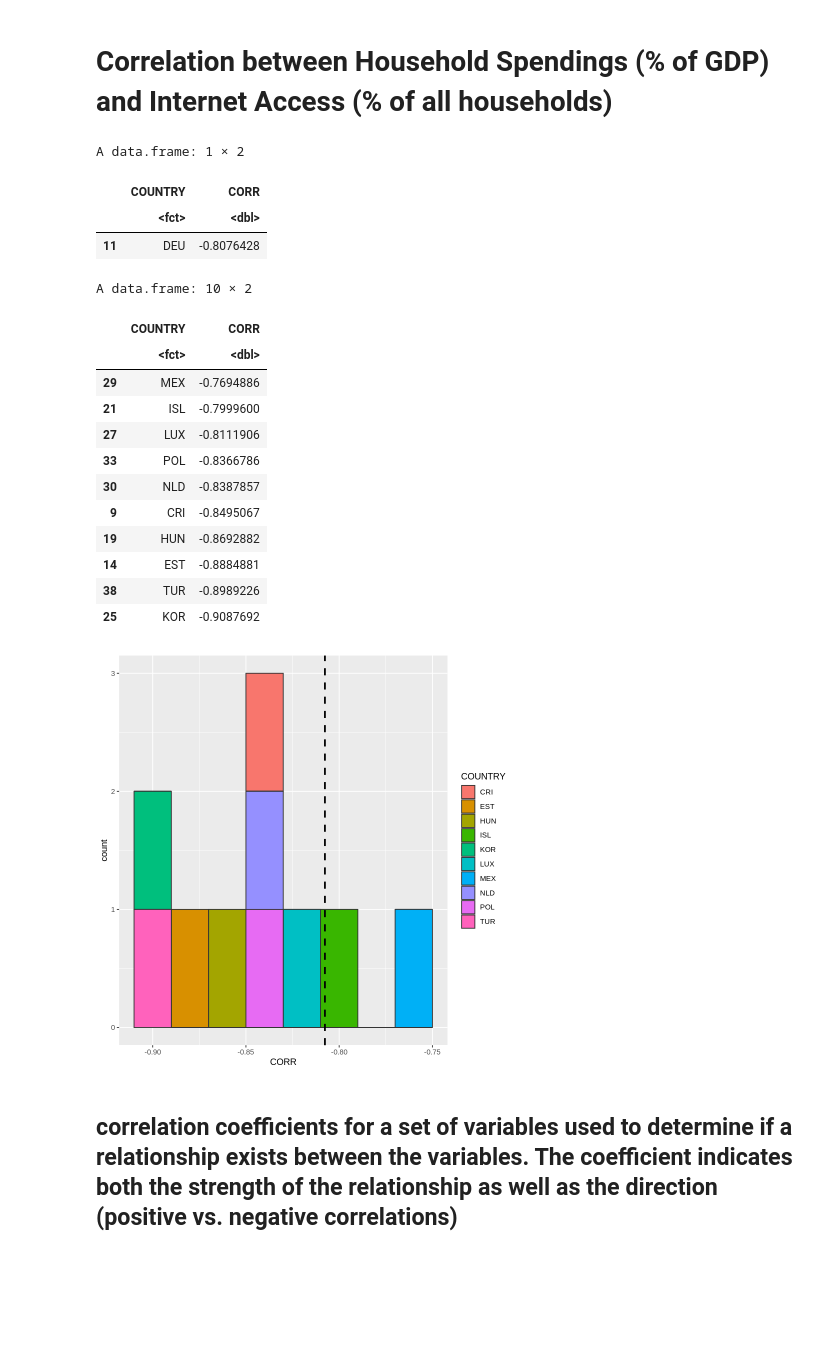
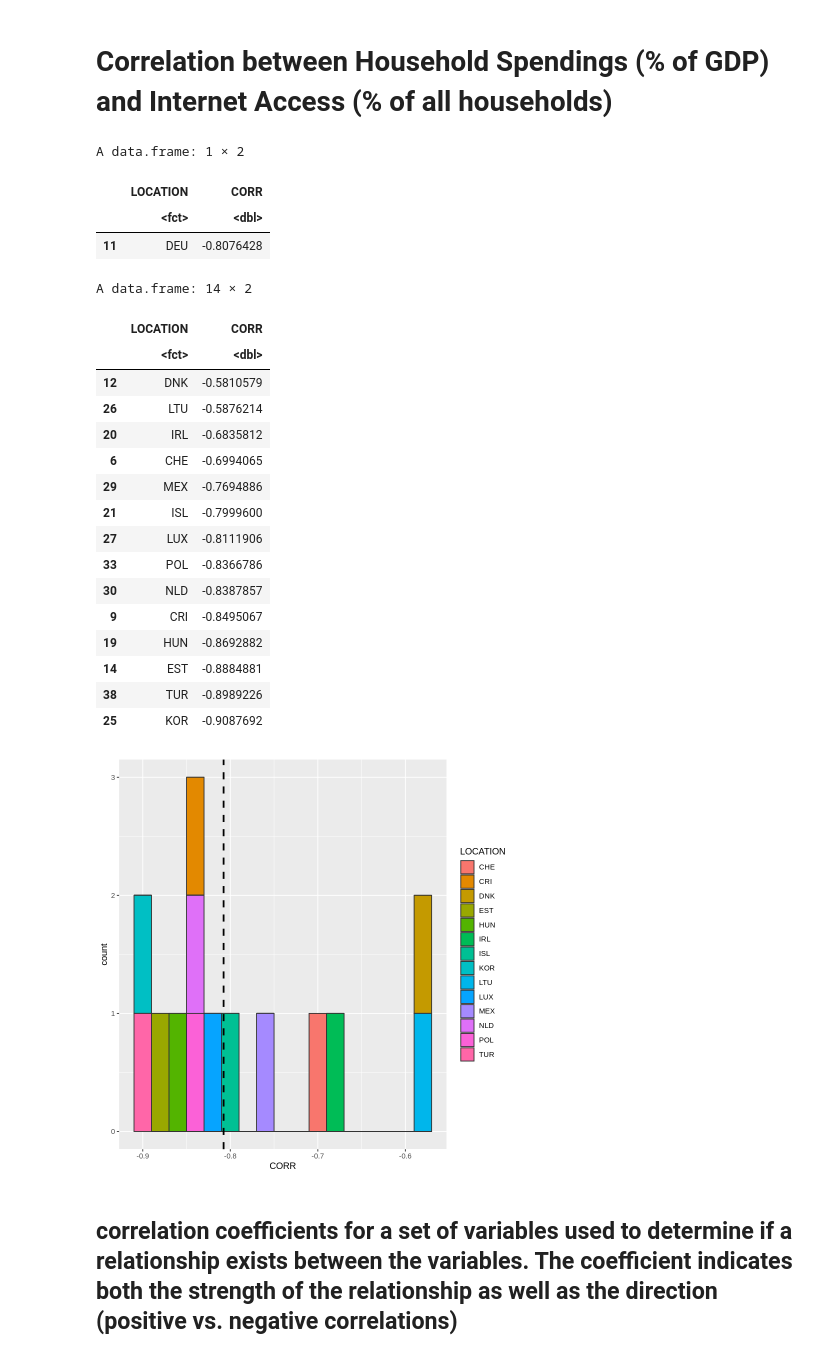
Before and after one commit to patdring/NewAppMarkets, a Jupyter notebook: CS_Fallstudie.ipynb, the cells around one changed output. Saved outputs shown, nothing was run; the diff lists cells and outputs as text; code cells hidden in the pictures; blank space fills up the shorter version.

```diff
--- a/CS_Fallstudie.ipynb
+++ b/CS_Fallstudie.ipynb
@@ -108,33 +200,34 @@ ggplot(data = df_household_spendings, mapping = aes(x = TIME, y = Value, color =
 # %% [markdown]
 # Perform linear regression and predict Houshold Spendings for 2021 and 2022
 # %%
-model = lm(Value ~ TIME, data = df_household_spendings) #Create the linear regression
+model = lm(Value ~ TIME + LOCATION, data = df_household_spendings.pcgdp) #Create the linear regression
 summary(model) #Review the results
 
-LOCATION <- unique(df_household_spendings$LOCATION, incomparables = FALSE)
+#LOCATION <- unique(df_household_spendings.pcgdp$LOCATION, incomparables = FALSE)
 
-TIME <- c(2021)
-df <- data.frame(LOCATION, INDICATOR='HHEXP', SUBJECT='TOT', MEASURE='PC_GDP', FREQUENCY='A', TIME, Value=0.0, Flag.Codes='')
-df$Value <- predict(model, df)
-df_household_spendings <- rbind(df_household_spendings, df)
+#df <- data.frame(LOCATION, INDICATOR='HHEXP', SUBJECT='TOT', MEASURE='PC_GDP', FREQUENCY='A', TIME=2021, Value=0.0, Flag.Codes='', Country='')
+#df$Value <- predict(model, df)
+#df_household_spendings.pcgdp<-merge(df_household_spendings.pcgdp, df, by=c("LOCATION"))
+#df_household_spendings.pcgdp <- rbind(df_household_spendings.pcgdp, df)
 
-TIME <- c(2022)
-df <- data.frame(LOCATION, INDICATOR='HHEXP', SUBJECT='TOT', MEASURE='PC_GDP', FREQUENCY='A', TIME, Value=0.0, Flag.Codes='')
-df$Value <- predict(model, df)
-df_household_spendings <- rbind(df_household_spendings, df)
+#df <- data.frame(LOCATION, INDICATOR='HHEXP', SUBJECT='TOT', MEASURE='PC_GDP', FREQUENCY='A', TIME=2022, Value=0.0, Flag.Codes='', Country='')
+#df$Value <- predict(model, df)
+#df_household_spendings.pcgdp<-merge(df_household_spendings.pcgdp, df, by=c("LOCATION"))
+#df_household_spendings.pcgdp <- rbind(df_household_spendings.pcgdp, df)
+#df_household_spendings.pcgdp
 
-#df_household_spendings <- subset(df_household_spendings, TIME >= 2010)
-ggplot(data = df_household_spendings, mapping = aes(x = TIME, y = Value, color = LOCATION)) +
+#df_household_spendings.pcgdp <- subset(df_household_spendings.pcgdp, TIME >= 2020)
+ggplot(data = df_household_spendings.pcgdp, mapping = aes(x = TIME, y = Value, color = Country)) +
     geom_line() +
-    facet_wrap(vars(LOCATION)) +
+    facet_wrap(vars(Country)) +
     labs(title = "Household spendings",
         x = "Time (year)",
         y = "% of GDP") +
     theme_bw() +
-    theme(axis.text.x = element_text(colour = "grey20", size = 12, angle = 90, hjust = 0.5, vjust = 0.5),
-                        axis.text.y = element_text(colour = "grey20", size = 12),
+    theme(axis.text.x = element_text(colour = "grey20", size = 10, angle = 90, hjust = 0.5, vjust = 0.5),
+                        axis.text.y = element_text(colour = "grey20", size = 10),
                         strip.text = element_text(face = "italic"),
-                        text = element_text(size = 16)) +
+                        text = element_text(size = 8)) +
     theme(legend.position = "none")
 # %% [output]
 Call:
@@ -158,7 +251,7 @@ F-statistic: 2.945 on 1 and 712 DF,  p-value: 0.08657
 # %% [markdown]
 # Correlation between Household Spendings (% of GDP) and Internet Access (% of all households)
 # %%
-df <- merge(df_household_spendings, df_internet_access,by=c("LOCATION","TIME"))
+df <- merge(df_household_spendings.pcgdp, df_internet_access,by=c("LOCATION","TIME"))
 xx <- data.frame(group = df$LOCATION, a = df$Value.x , b = df$Value.y )
 
 # This returns a "by" object
@@ -167,42 +260,45 @@ result <- by(xx[,2:3], xx$group, function(x) {cor(x$b, x$a)})
 # You get pretty close to what you want if you coerce it into a data frame via a matrix
 result.dataframe <- as.data.frame(as.matrix(result))
 result.dataframe <- na.omit(result.dataframe)
 
 result.dataframe <- cbind(newColName = rownames(result.dataframe), result.dataframe)
 rownames(result.dataframe) <- 1:nrow(result.dataframe)
 
-colnames(result.dataframe) <- c("COUNTRY","CORR")
+colnames(result.dataframe) <- c("LOCATION","CORR")
 result.dataframe <- result.dataframe[order(result.dataframe$CORR,decreasing=TRUE), ]
 
-
-germany <- result.dataframe[result.dataframe$COUNTRY == 'DEU', ]
+germany <- result.dataframe[result.dataframe$LOCATION == 'DEU', ]
 germany
 
-result.dataframe <- result.dataframe[result.dataframe$CORR <= -0.75 & result.dataframe$CORR >= -0.95 & result.dataframe$COUNTRY != 'DEU', ]
+result.dataframe <- result.dataframe[result.dataframe$CORR <= -0.55 & result.dataframe$CORR >= -1.0 & result.dataframe$LOCATION != 'DEU', ]
 result.dataframe
 
 ggplot(aes(x = CORR ), data = result.dataframe) +
-  geom_histogram(aes(fill = COUNTRY ), binwidth=0.02, colour="grey20") +
+  geom_histogram(aes(fill = LOCATION ), binwidth=0.02, colour="grey20") +
   geom_vline(aes(xintercept=germany$CORR), color="black", linetype="dashed", size=1)
 # %% [output]
 A data.frame: 1 × 2
-|  | COUNTRY | CORR |
+|  | LOCATION | CORR |
 |  | <fct> | <dbl> |
 | 11 | DEU | -0.8076428 |
-A data.frame: 10 × 2
+A data.frame: 14 × 2
-|  | COUNTRY | CORR |
+|  | LOCATION | CORR |
 |  | <fct> | <dbl> |
+| 12 | DNK | -0.5810579 |
+| 26 | LTU | -0.5876214 |
+| 20 | IRL | -0.6835812 |
+| 6 | CHE | -0.6994065 |
 | 29 | MEX | -0.7694886 |
 | 21 | ISL | -0.7999600 |
 | 27 | LUX | -0.8111906 |
 | 33 | POL | -0.8366786 |
 | 30 | NLD | -0.8387857 |
 | 9 | CRI | -0.8495067 |
 | 19 | HUN | -0.8692882 |
 | 14 | EST | -0.8884881 |
 | 38 | TUR | -0.8989226 |
 | 25 | KOR | -0.9087692 |
-[figure, old version]
+[figure, new version]
 # %% [markdown]
 ## correlation coefficients for a set of variables used to determine if a relationship exists between the variables. The coefficient indicates both the strength of the relationship as well as the direction (positive vs. negative correlations)
 # %%
```
Also changed, not shown: parts of 10 cells of this notebook.
